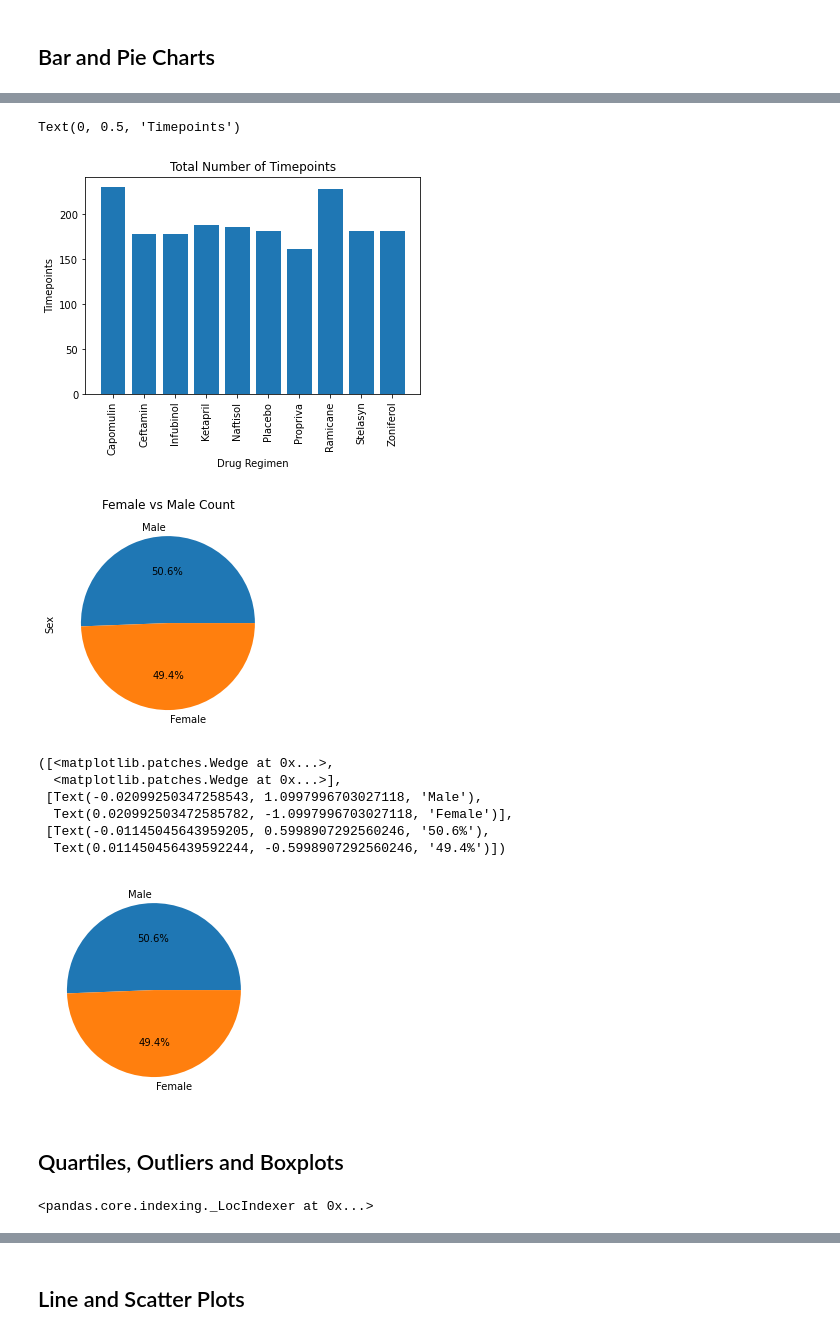
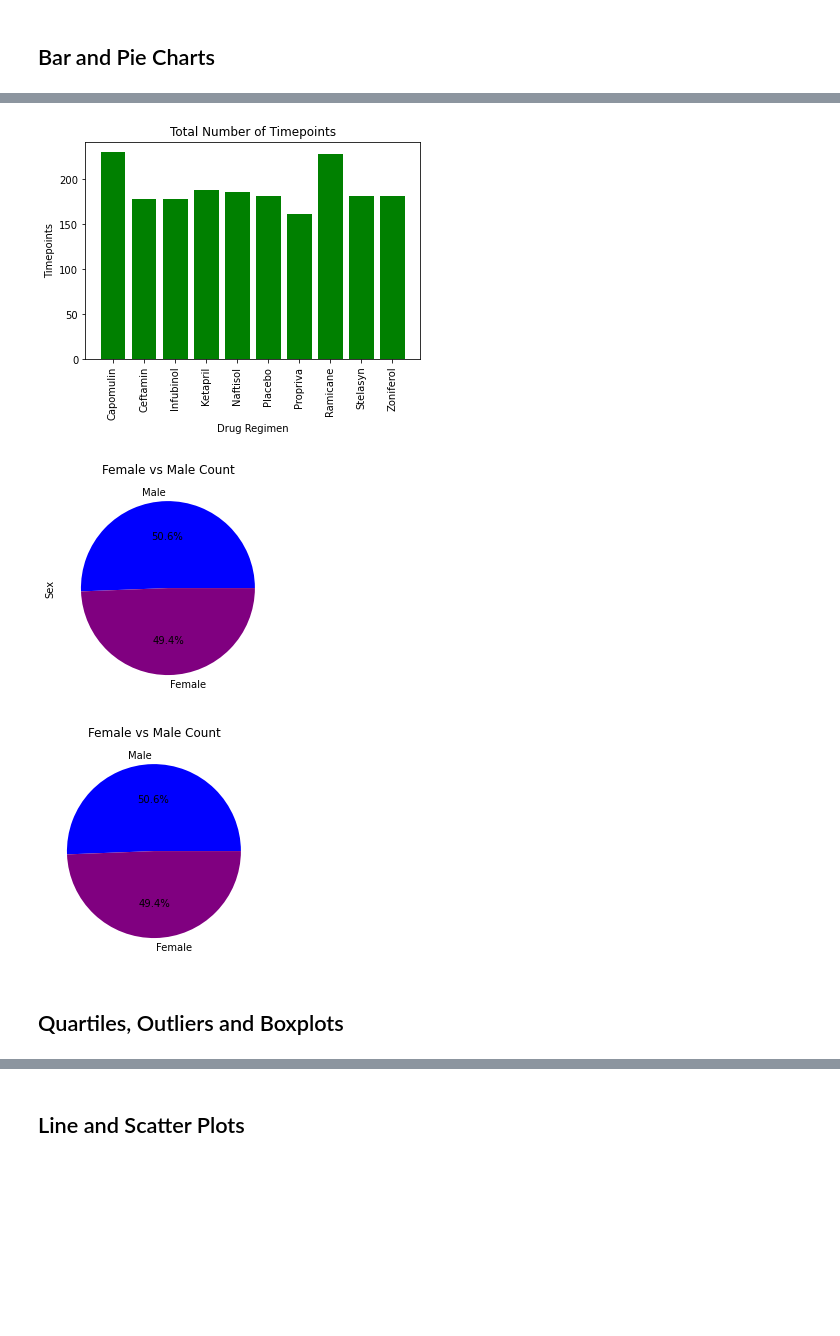
Before and after one commit to quettamar/Matplotlib-Challenge, a Jupyter notebook: Pymaceuticals/pymaceuticals_starter.ipynb, the cells around one changed output, grey strips where cells are left out. Saved outputs shown, nothing was run; the diff lists cells and outputs as text; code cells hidden in the pictures; blank space fills up the shorter version.

Commit message:
finished creating visualizations, need to go back and clean up coding

```diff
--- a/Pymaceuticals/pymaceuticals_starter.ipynb
+++ b/Pymaceuticals/pymaceuticals_starter.ipynb
@@ -182,47 +178,29 @@ barplot.set_xticklabels(timepoints["Drug Regimen"], rotation=90)
 # Generate a bar plot showing the total number of timepoints for all mice tested for each drug regimen using pyplot.
 x_axis = timepoints["Drug Regimen"]
 y_axis = timepoints["Timepoint"]
-plt.bar(x_axis, y_axis)
 plt.xticks(rotation="vertical")
 plt.title("Total Number of Timepoints")
 plt.xlabel("Drug Regimen")
 plt.ylabel("Timepoints")
+bar_plt = plt.bar(x_axis, y_axis, color = "green")
 # %% [output]
-Text(0, 0.5, 'Timepoints')
-[figure, old version]
+[figure, new version]
 # %%
 # Generate a pie plot showing the distribution of female versus male mice using Pandas
-gender_pie = gender.plot(kind="pie", y='gender', autopct='%1.1f%%', legend = False, title=("Female vs Male Count"))
+gender_pie = gender.plot(kind="pie", y='gender', autopct='%1.1f%%', legend = False, title=("Female vs Male Count"), colors = ["blue", "purple"])
 #gender_pie.set_ylabel("Gender Count")
 # %% [output]
-[figure, old version]
+[figure, new version]
 # %%
 # Generate a pie plot showing the distribution of female versus male mice using pyplot
 Male = gender["Male"]
 Female = gender["Female"]
+colors = ["blue", "purple"]
 sizes = gender
 labels = ["Male", "Female"]
-plt.pie(sizes, labels=labels, autopct='%1.1f%%')
+plt.title("Female vs Male Count")
+pie_plot = plt.pie(sizes, labels=labels, autopct='%1.1f%%', colors = colors)
 # %% [output]
-([<matplotlib.patches.Wedge at 0x...>,
-  <matplotlib.patches.Wedge at 0x...>],
- [Text(-0.02099250347258543, 1.0997996703027118, 'Male'),
-  Text(0.020992503472585782, -1.0997996703027118, 'Female')],
- [Text(-0.01145045643959205, 0.5998907292560246, '50.6%'),
-  Text(0.011450456439592244, -0.5998907292560246, '49.4%')])
-[figure, old version]
+[figure, new version]
 # %% [markdown]
 ## Quartiles, Outliers and Boxplots
-# %%
-# Calculate the final tumor volume of each mouse across four of the treatment regimens:
-# Capomulin, Ramicane, Infubinol, and Ceftamin
-cap_tumor = clean_results.loc(["Drug Regimen"] == "Capomulin")
-#["Tumor Volume (mm3)"]
-cap_tumor
-#max_tumor = clean_results["Drug Regimen"]()
-# Start by getting the last (greatest) timepoint for each mouse
-
-
-# Merge this group df with the original dataframe to get the tumor volume at the last timepoint
-# %% [output]
-<pandas.core.indexing._LocIndexer at 0x...>
```
Also changed, not shown: parts of 12 cells of this notebook.
